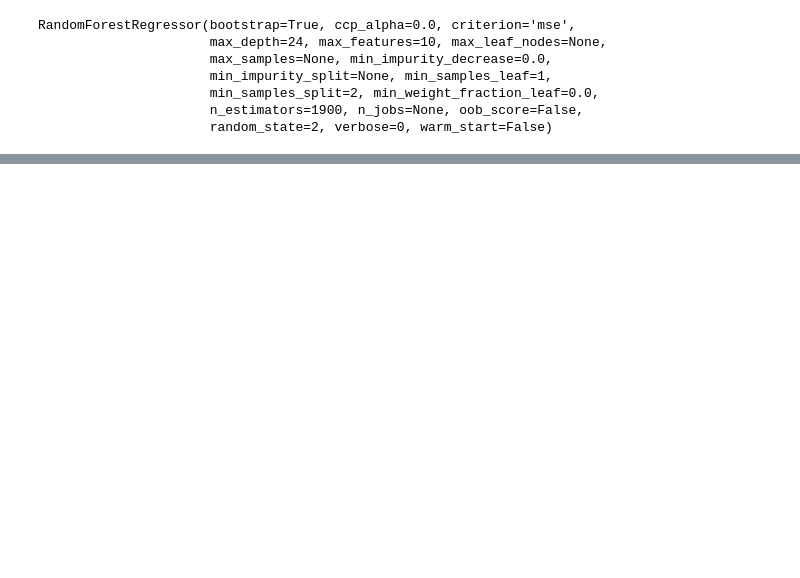
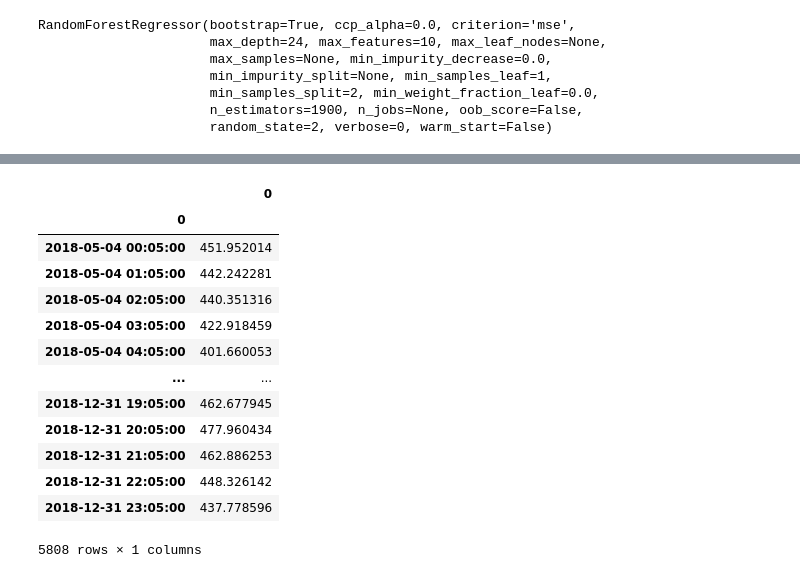
Before and after one commit to IamSVP94/SEVERSTAL_task, a Jupyter notebook: REPORT.ipynb, the cells around one changed output, grey strips where cells are left out. Cells and saved outputs as stored; diff of their text form; code cells hidden in the pictures; blank space fills up the shorter version.

```diff
--- a/REPORT.ipynb
+++ b/REPORT.ipynb
@@ -280,19 +199,17 @@ Mean absolute error (holdout) 151.23
 # %%
-from sklearn.model_selection import GridSearchCV
-
-
 forest_params = {
-    'max_depth': list(range(22, 25)),
+    'max_depth': list(range(22, 26)),
     'min_samples_leaf': list(range(1, 3)),
-    'max_features': list(range(10,13)),
-    'n_estimators': list(range(1800,2100, 100)),
+    'max_features': list(range(10,14)),
+    'n_estimators': list(range(1000,2000, 100)),
     }
 
-locally_best_forest = GridSearchCV(RandomForestRegressor(n_jobs=-1, random_state=2,
-                                                         max_depth=24, min_samples_leaf=1, max_features=10,),
+locally_best_forest = GridSearchCV(RandomForestRegressor(n_jobs=-1, random_state=2,),
                                    forest_params,
                                    scoring='neg_mean_absolute_error',
                                    n_jobs=-1,
                                    verbose=True)
 
-locally_best_forest.fit(X_train, y_train)
+# locally_best_forest.fit(X_train, y_train)
+# locally_best_forest.best_params_, locally_best_forest.best_score_
+# mae(y_holdout, locally_best_forest.predict(X_holdout))
@@ -365,0 +312,21 @@ Random Forest 151.64
+# %%
+X_submit = X_data.loc[X_data.index.isin(Y_submit.index)]
+# %%
+Y_pred = pd.DataFrame(model_rf.predict(X_submit), index=Y_submit.index)
+# %%
+Y_pred
+# %% [output]
+|  | 0 |
+| 0 |  |
+| 2018-05-04 00:05:00 | 451.952014 |
+| 2018-05-04 01:05:00 | 442.242281 |
+| 2018-05-04 02:05:00 | 440.351316 |
+| 2018-05-04 03:05:00 | 422.918459 |
+| 2018-05-04 04:05:00 | 401.660053 |
+| ... | ... |
+| 2018-12-31 19:05:00 | 462.677945 |
+| 2018-12-31 20:05:00 | 477.960434 |
+| 2018-12-31 21:05:00 | 462.886253 |
+| 2018-12-31 22:05:00 | 448.326142 |
+| 2018-12-31 23:05:00 | 437.778596 |
+5808 rows × 1 columns
```
Also changed, not shown: parts of 48 cells of this notebook.
